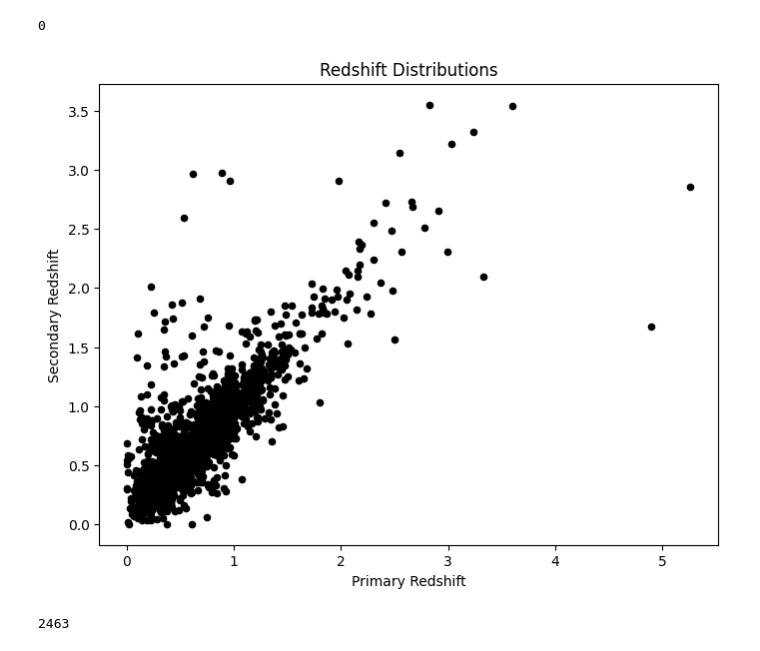
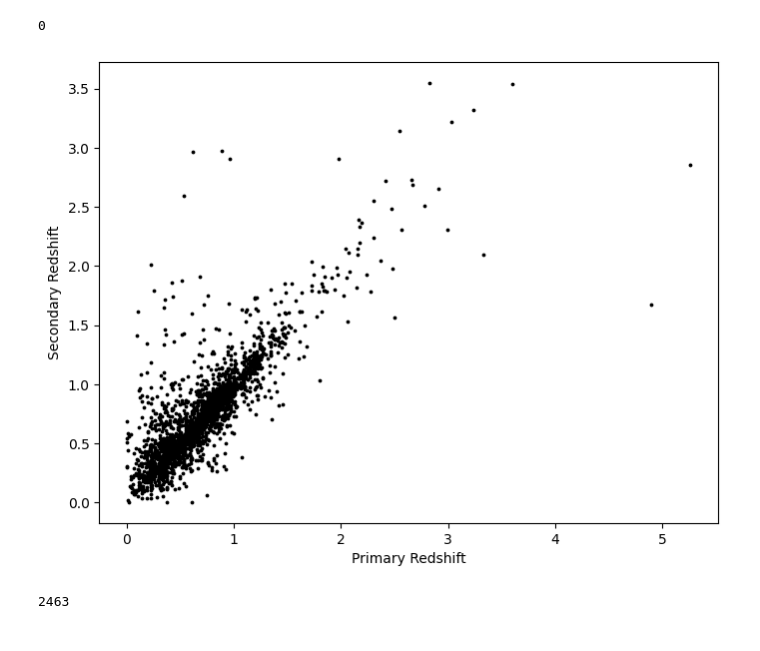
Before and after one commit to AstroORyan/mergers-in-cosmos, a Jupyter notebook: notebooks/analysis/my-matched-sfr.ipynb, the cells around one changed output. Drawn from its saved outputs; the diff is of its cells as text; code cells hidden in the pictures.

```diff
--- a/notebooks/analysis/my-matched-sfr.ipynb
+++ b/notebooks/analysis/my-matched-sfr.ipynb
@@ -54,19 +54,20 @@ len(df_merge.query('id_1 == id_2'))
 # %%
 fig, ax1 = plt.subplots(nrows = 1)
 df_merge.plot.scatter(
     x = 'photoz_1',
     y = 'photoz_2',
     ax = ax1,
     figsize = (8,6),
     grid = False,
     color = 'black',
+    s = 3
 )
-ax1.set_title('Redshift Distributions')
+# ax1.set_title('Redshift Distributions')
 ax1.set_xlabel('Primary Redshift')
 ax1.set_ylabel('Secondary Redshift')
 plt.show()
 # %% [output]
-[figure, old version]
+[figure, new version]
 # %%
 cos_red = df_merge[['SourceID', 'photoz_1', 'photoz_2']]
 # %%
```
Also changed, not shown: 8 other files.
